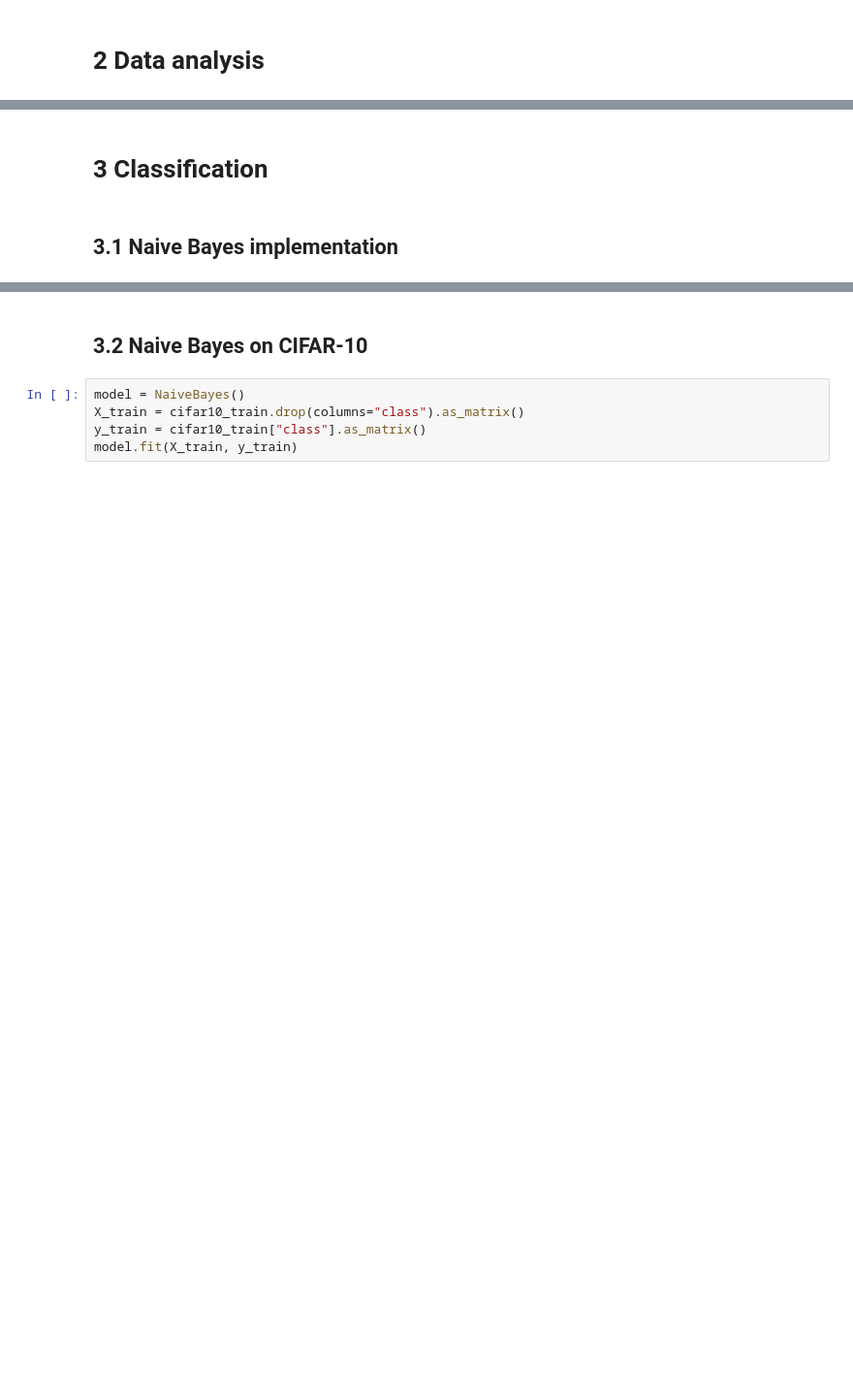
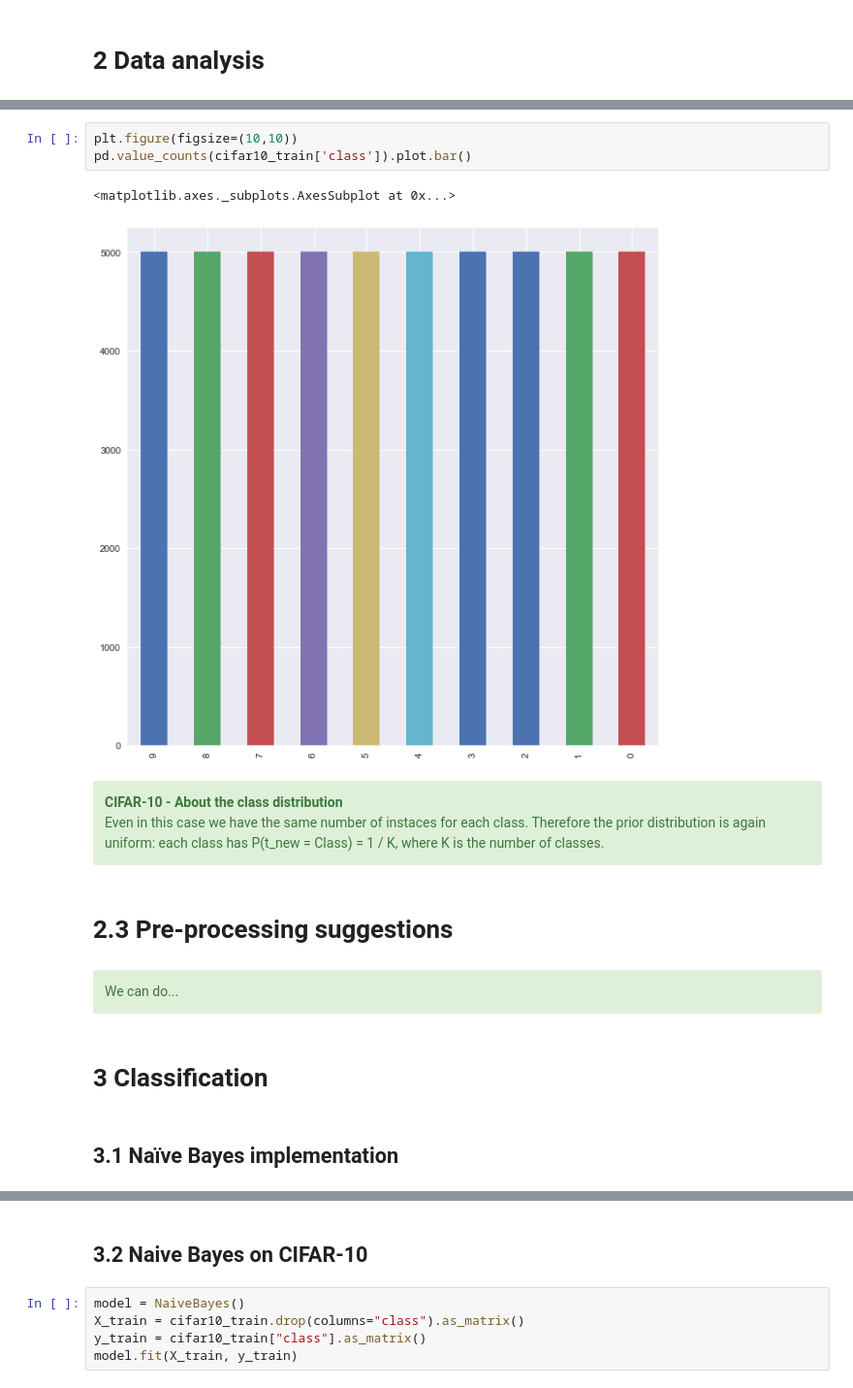
Before and after one commit to lomluca/asi_ae, a Jupyter notebook: assignment.ipynb, the cells around one changed output, grey strips where cells are left out. Shown: that part at 97% size. Saved outputs shown, nothing was run; the diff lists cells and outputs as text; blank space fills up the shorter version.

```diff
--- a/assignment.ipynb
+++ b/assignment.ipynb
@@ -39,4 +93,21 @@ cifar10_test["class"] = y_test
+# %%
+plt.figure(figsize=(10,10))
+pd.value_counts(cifar10_train['class']).plot.bar()
+# %% [output]
+<matplotlib.axes._subplots.AxesSubplot at 0x...>
+[figure, added]
+# %% [markdown]
+<div class="alert alert-success">
+<b>CIFAR-10 - About the class distribution</b><br>
+Even in this case we have the same number of instaces for each class. Therefore the prior distribution is again uniform: each class has P(t_new = Class) = 1 / K, where K is the number of classes.
+</div>
+# %% [markdown]
+# 2.3 Pre-processing suggestions
+# %% [markdown]
+<div class="alert alert-success">
+We can do...
+</div>
 # %% [markdown]
 # 3 Classification
 # %% [markdown]
-## 3.1 Naive Bayes implementation
+## 3.1 Naïve Bayes implementation
```
Also changed, not shown: parts of 29 cells of this notebook.
